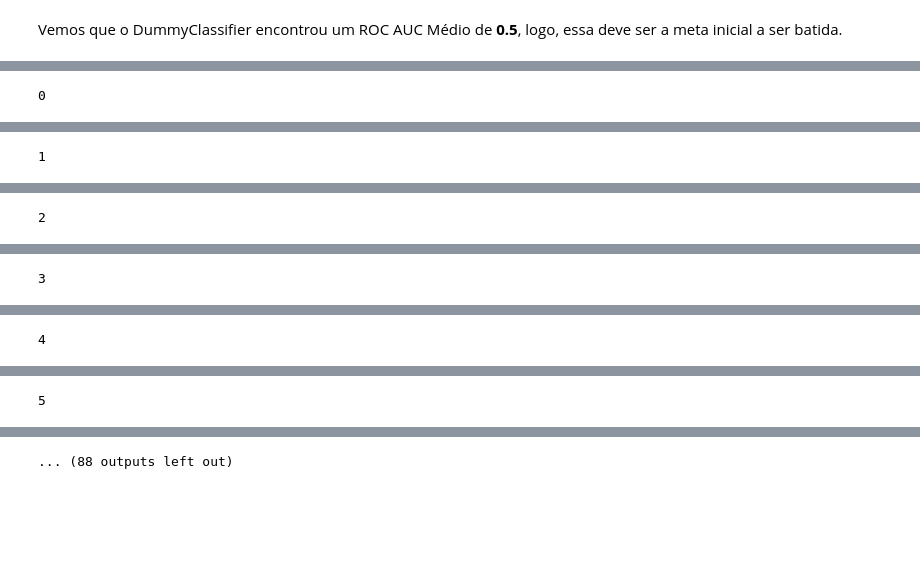
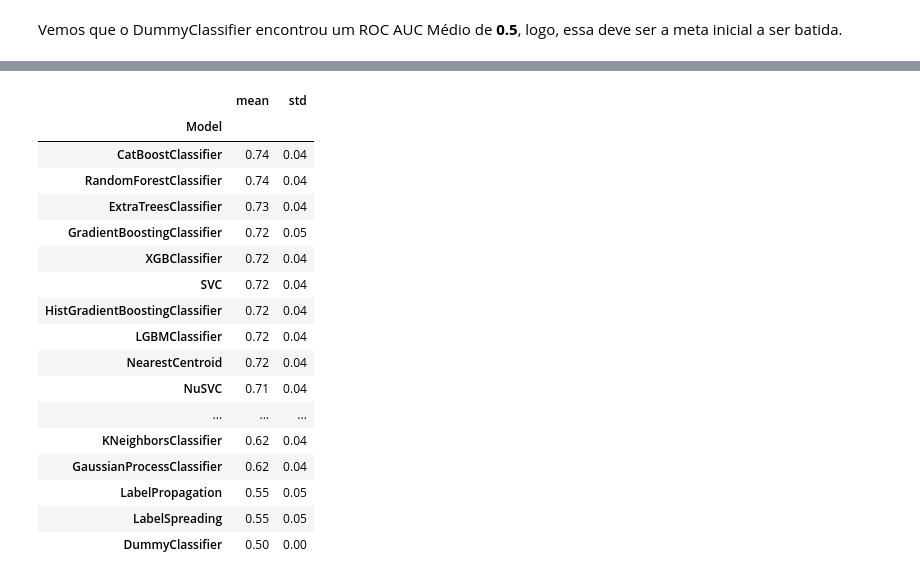
Before and after one commit to fdrigui/covid19_icu_admission_prediction, a Jupyter notebook: notebooks/4.0_Modeling.ipynb, the cells around one changed output, grey strips where cells are left out. Drawn from its saved outputs; the diff is of its cells as text; code cells hidden in the pictures; blank space fills up the shorter version.

Commit message:
modeling

```diff
--- a/notebooks/4.0_Modeling.ipynb
+++ b/notebooks/4.0_Modeling.ipynb
@@ -71,5 +73,5 @@ A métrica de avaliação utilizada para determinar o modelo de machine learning
 # Dummy Classifier
 Essa etapa visa criar um modelo genérico que faz predições dos dados de entrada usando regras bem simples. Ter um modelo "bobo" que usa uma regra simples é importante para avaliar o modelo final, pois se espera do modelo a ser implementado que ao menos seja melhor que escolher aleatóriamente entre as alternativas de saída, ou então "chutar" a alternativa de saída mais comum.
 # %%
-run_model_cv('DummyClassifier', DummyClassifier, df, 7, 10)
+run_model_cv('DummyClassifier', DummyClassifier, df, 10, 10)
 # %% [output]
@@ -77,4 +79,2 @@ NameError: name 'run_model_cv' is not defined
 # %% [markdown]
 Vemos que o DummyClassifier encontrou um ROC AUC Médio de **0.5**, logo, essa deve ser a meta inicial a ser batida.
-# %%
-run_model_cv('RandomForestClassifier', RandomForestClassifier, df, 70, 5)
@@ -83,2 +80,0 @@ NameError: name 'run_model_cv' is not defined
-# %%
-run_model_cv('RandomForestClassifier', RandomForestClassifier, df, 5, 5)
@@ -87,12 +88,3 @@ NameError: name 'run_model_cv' is not defined
 # %%
-y = df["ICU"]
-X = df.drop(["ICU"], axis=1)
-model_list = []
-for _ in range(100):
-    print(_)
-    X_train, X_test, y_train, y_test = train_test_split(X, y, stratify=y, shuffle=True)#test_size=0.10)
-    clf = LazyClassifier(verbose=0,ignore_warnings=True, custom_metric=None)
-    models,predictions = clf.fit(X_train, X_test, y_train, y_test)
-    model_list.append(models['ROC AUC'])
+many_Lazy_Classifiers(df, 100)
 # %% [output]
-0
@@ -100 +90,0 @@ for _ in range(100):
-1
@@ -102 +90,0 @@ for _ in range(100):
-2
@@ -104 +90,0 @@ for _ in range(100):
-3
@@ -106 +90,0 @@ for _ in range(100):
-4
@@ -108 +90,0 @@ for _ in range(100):
-5
@@ -110 +91,18 @@ for _ in range(100):
-... (88 outputs left out)
+|  | mean | std |
+| Model |  |  |
+| CatBoostClassifier | 0.74 | 0.04 |
+| RandomForestClassifier | 0.74 | 0.04 |
+| ExtraTreesClassifier | 0.73 | 0.04 |
+| GradientBoostingClassifier | 0.72 | 0.05 |
+| XGBClassifier | 0.72 | 0.04 |
+| SVC | 0.72 | 0.04 |
+| HistGradientBoostingClassifier | 0.72 | 0.04 |
+| LGBMClassifier | 0.72 | 0.04 |
+| NearestCentroid | 0.72 | 0.04 |
+| NuSVC | 0.71 | 0.04 |
+| ... | ... | ... |
+| KNeighborsClassifier | 0.62 | 0.04 |
+| GaussianProcessClassifier | 0.62 | 0.04 |
+| LabelPropagation | 0.55 | 0.05 |
+| LabelSpreading | 0.55 | 0.05 |
+| DummyClassifier | 0.50 | 0.00 |
```
Also changed, not shown: parts of 15 cells of this notebook, 11 other files.
